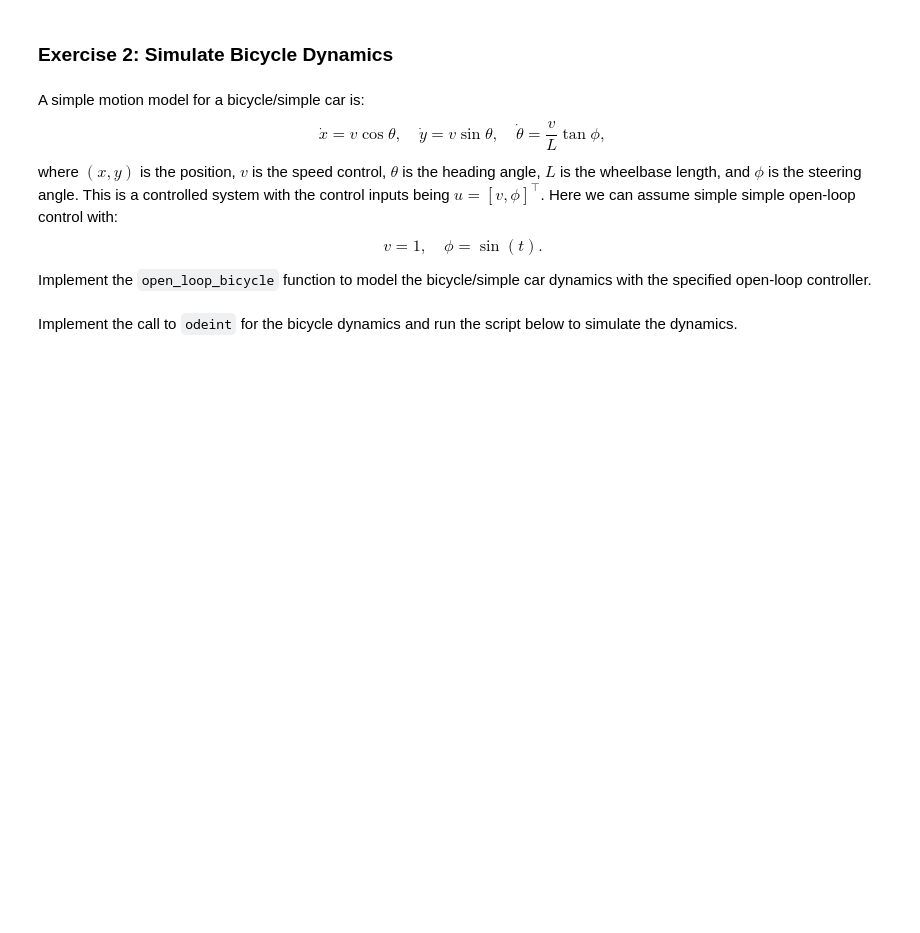
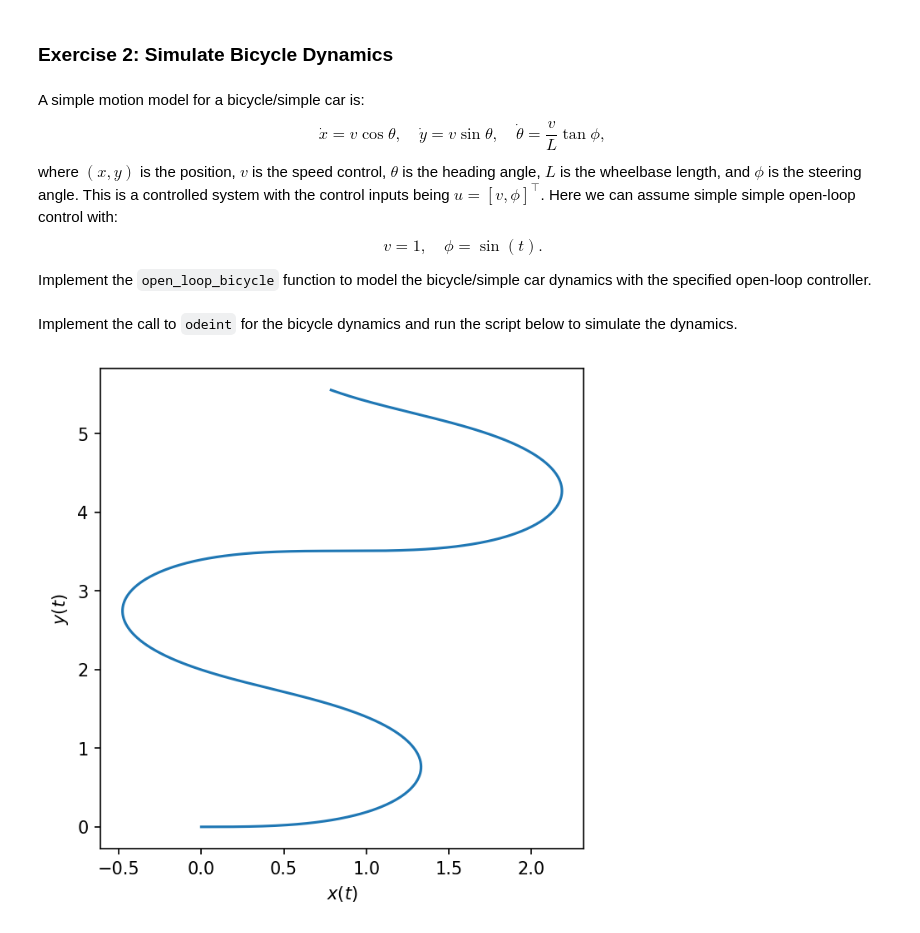
Before and after one commit to aadityane93/Autonomous_Robotics, a Jupyter notebook: Numerical_Integration_Methods.ipynb, the cells around one changed output. Saved outputs shown, nothing was run; the diff lists cells and outputs as text; code cells hidden in the pictures; blank space fills up the shorter version.

```diff
--- a/Numerical_Integration_Methods.ipynb
+++ b/Numerical_Integration_Methods.ipynb
@@ -101,7 +102,10 @@ def open_loop_bicycle(x: np.ndarray, t: float, L: float=1.) -> np.ndarray:
 
     ##### YOUR CODE STARTS HERE #####
     ### Implement bicycle dynamics
-    raise NotImplementedError("Need to implement code here.")
+    dx_dt_val = v * np.cos(x[2])
+    dy_dt_val = v * np.sin(x[2])
+    dtheta_dt_val = (v / L) * np.tan(ϕ)
+    dx_dt = np.array([dx_dt_val, dy_dt_val, dtheta_dt_val])
     ###### YOUR CODE ENDS HERE ######
     return dx_dt
 # %% [markdown]
@@ -109,18 +113,20 @@ Implement the call to `odeint` for the bicycle dynamics and run the script below
 # %%
 Δt = 0.01
 T = 10. # simulation time
 t = np.linspace(0, T, num=int(T/Δt))
 x0 = np.array([0, 0, 0])
 
 ##### YOUR CODE STARTS HERE #####
 # Compute x_bike using SciPy's odeint function
-raise NotImplementedError("Need to implement code here.")
+x_bike = odeint(open_loop_bicycle, x0, t, args=(1,))
 ###### YOUR CODE ENDS HERE ######
 pos_x_bike, pos_y_bike, θ_bike = x_bike.T
 
 # Plot results
 fig, ax = plt.subplots(1, 1, figsize=(5, 5), dpi=150)
 ax.plot(pos_x_bike, pos_y_bike)
 ax.set_xlabel(r'$x(t)$')
 ax.set_ylabel(r'$y(t)$')
 plt.show()
+# %% [output]
+[figure, added]
```
Also changed, not shown: parts of 1 cell of this notebook.
